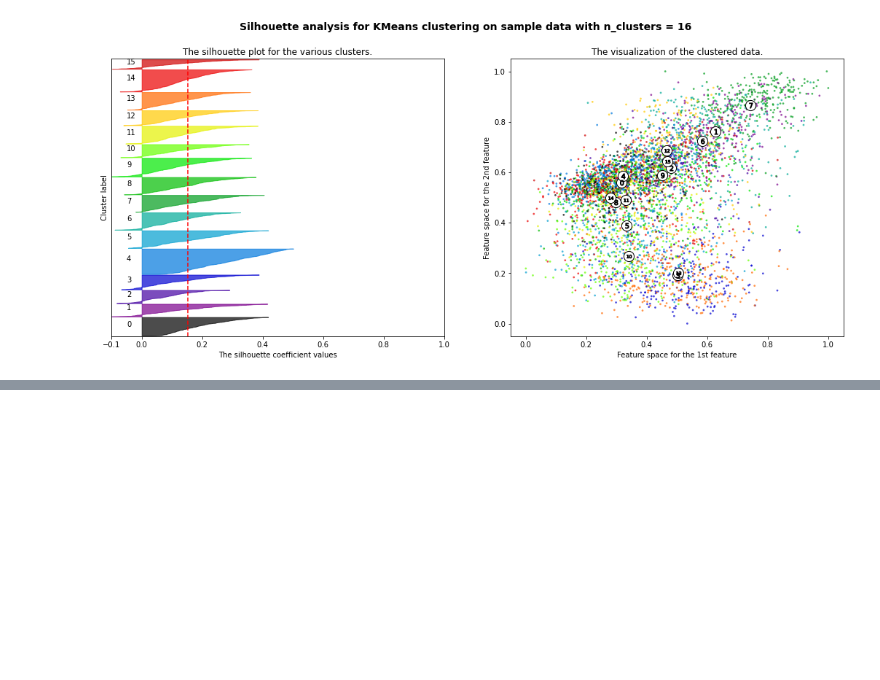
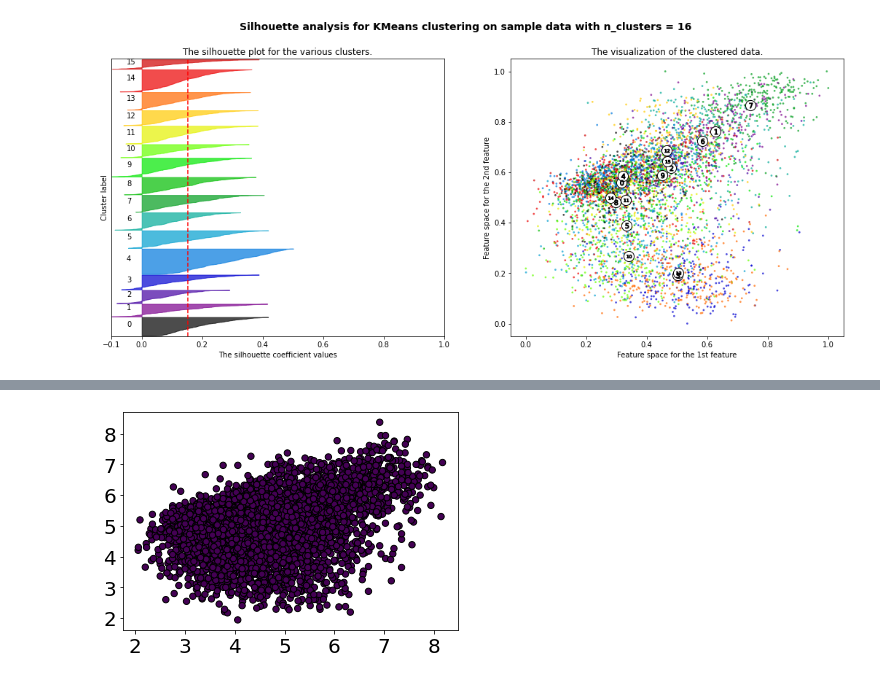
Before and after one commit to michelepapucci/data-mining-project, a Jupyter notebook: data_clustering.ipynb, the cells around one changed output, grey strips where cells are left out. Cells and saved outputs as stored; diff of their text form; code cells hidden in the pictures; blank space fills up the shorter version.

```diff
--- a/data_clustering.ipynb
+++ b/data_clustering.ipynb
@@ -193,0 +230,9 @@ For n_clusters = 16 The average silhouette_score is : 0.15141585104820576
+# %%
+plt.scatter( X[:,0], X[:,2], s=40, edgecolor='black', c= dbscan.labels_ )
+
+plt.xticks(fontsize=20)
+plt.yticks(fontsize=20)
+
+plt.show()
+# %% [output]
+[figure, added]
```
Also changed, not shown: parts of 5 cells of this notebook, 3 other files.
